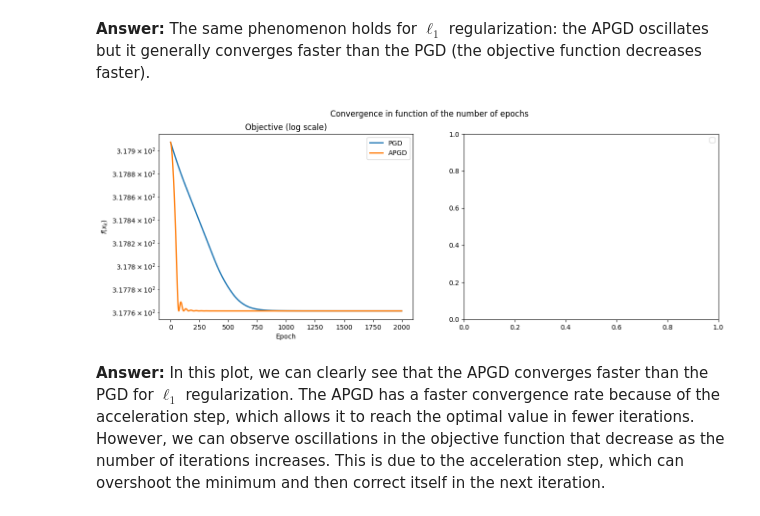
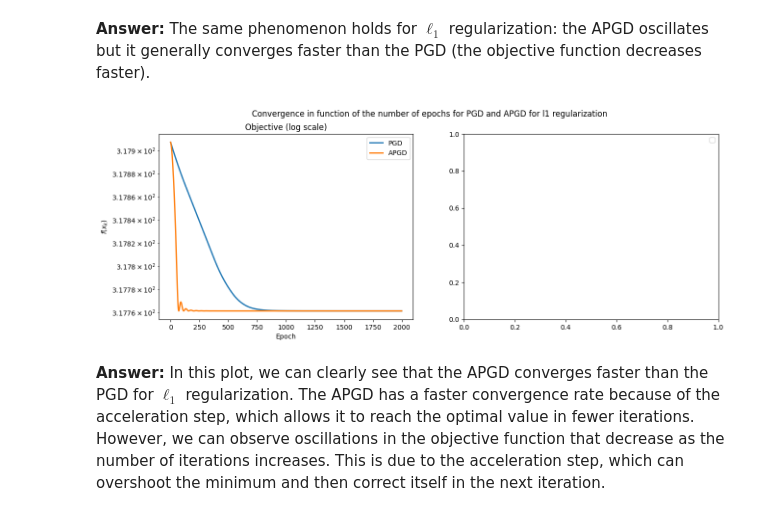
Before and after one commit to BryanBradfo/optimisation-algorithms, a Jupyter notebook: project/project_chen_bryan_and_devilder_alice.ipynb, the cells around one changed output. Cells and saved outputs as stored; diff of their text form; code cells hidden in the pictures.

```diff
--- a/project/project_chen_bryan_and_devilder_alice.ipynb
+++ b/project/project_chen_bryan_and_devilder_alice.ipynb
@@ -839,13 +829,13 @@ list of obj: [0.1459902300525755, 0.14565880340495596, 0.1452349033727387, 0.144
 # %%
 monitor_apgd_l1_none = monitor(apgd, pobj_l1, x_min=None, args=(X, y, lbda, epsilon))
 monitor_apgd_l1_none.run(x_init, grad_huber_loss, prox_l1, step, n_iter,
                     grad_args=(X, y, epsilon), prox_args=(lbda,))
 
 monitors = [monitor_pgd_l1_none, monitor_apgd_l1_none]
 solvers = ["PGD", "APGD"]
-plot_epochs(monitors, solvers)
+plot_epochs(monitors, solvers, "Convergence in function of the number of epochs for PGD and APGD for l1 regularization")
 # %% [output]
-[figure, old version]
+[figure, new version]
 # %% [markdown]
 **Answer:** In this plot, we can clearly see that the APGD converges faster than the PGD for $\ell_1$ regularization. The APGD has a faster convergence rate because of the acceleration step, which allows it to reach the optimal value in fewer iterations. However, we can observe oscillations in the objective function that decrease as the number of iterations increases. This is due to the acceleration step, which can overshoot the minimum and then correct itself in the next iteration.
 # %% [markdown]
```
Also changed, not shown: parts of 11 cells of this notebook.
